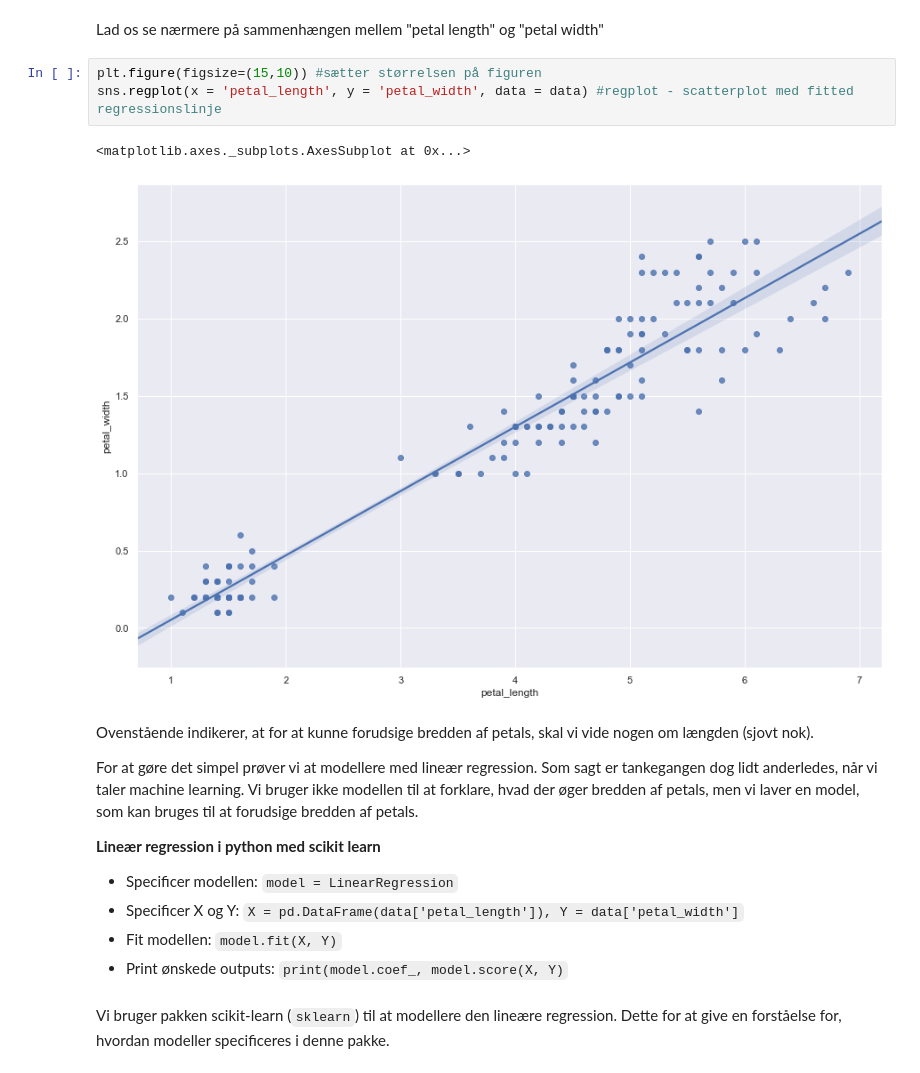
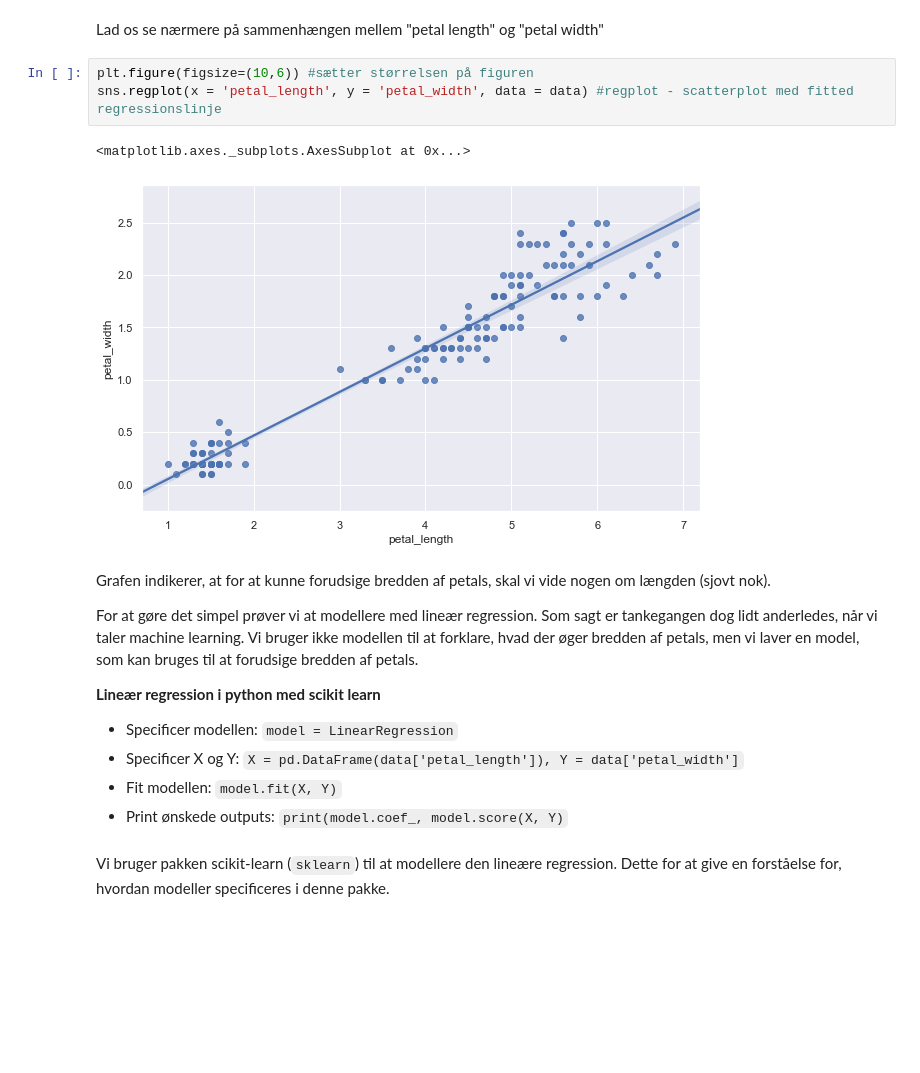
Before and after one commit to CALDISS-AAU/workshop_python-table-data, a Jupyter notebook: notebooks/python_table-data.ipynb, the cells around one changed output. Cells and saved outputs as stored; diff of their text form; blank space fills up the shorter version.

```diff
--- a/notebooks/python_table-data.ipynb
+++ b/notebooks/python_table-data.ipynb
@@ -195,13 +136,13 @@ sns.pairplot(data, hue='species', size = 2.5)
 # %% [markdown]
 Lad os se nærmere på sammenhængen mellem "petal length" og "petal width"
 # %%
-plt.figure(figsize=(15,10)) #sætter størrelsen på figuren
+plt.figure(figsize=(10,6)) #sætter størrelsen på figuren
 sns.regplot(x = 'petal_length', y = 'petal_width', data = data) #regplot - scatterplot med fitted regressionslinje
 # %% [output]
 <matplotlib.axes._subplots.AxesSubplot at 0x...>
-[figure, old version]
+[figure, new version]
 # %% [markdown]
-Ovenstående indikerer, at for at kunne forudsige bredden af petals, skal vi vide nogen om længden (sjovt nok).
+Grafen indikerer, at for at kunne forudsige bredden af petals, skal vi vide nogen om længden (sjovt nok).
 
 For at gøre det simpel prøver vi at modellere med lineær regression. Som sagt er tankegangen dog lidt anderledes, når vi taler machine learning. Vi bruger ikke modellen til at forklare, hvad der øger bredden af petals, men vi laver en model, som kan bruges til at forudsige bredden af petals.
 
```
Also changed, not shown: parts of 53 cells of this notebook, 3 other files.
